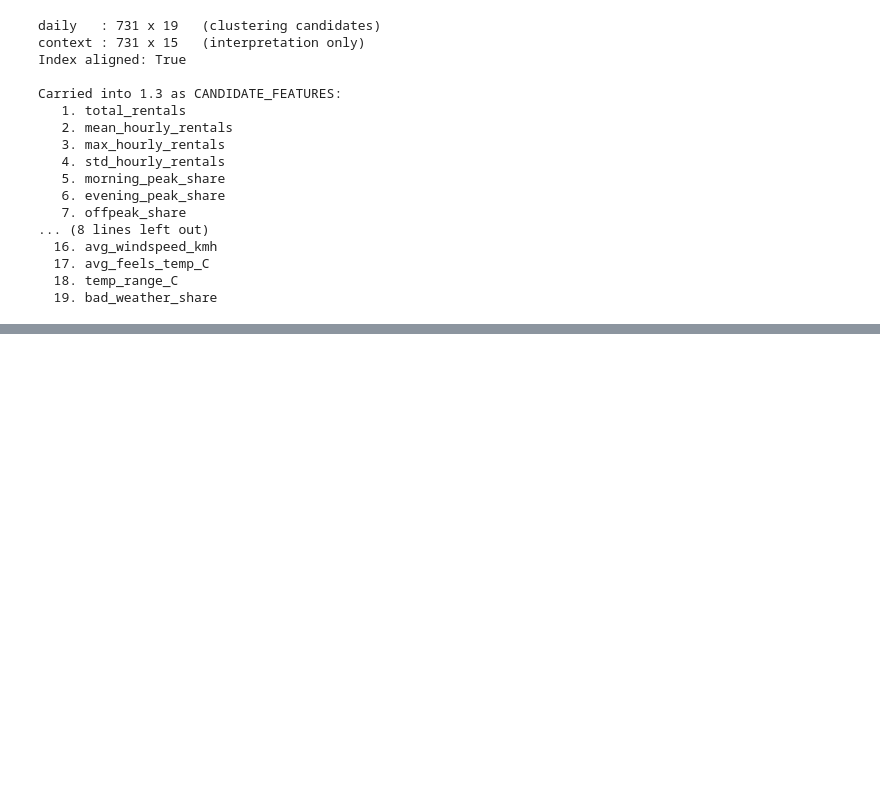
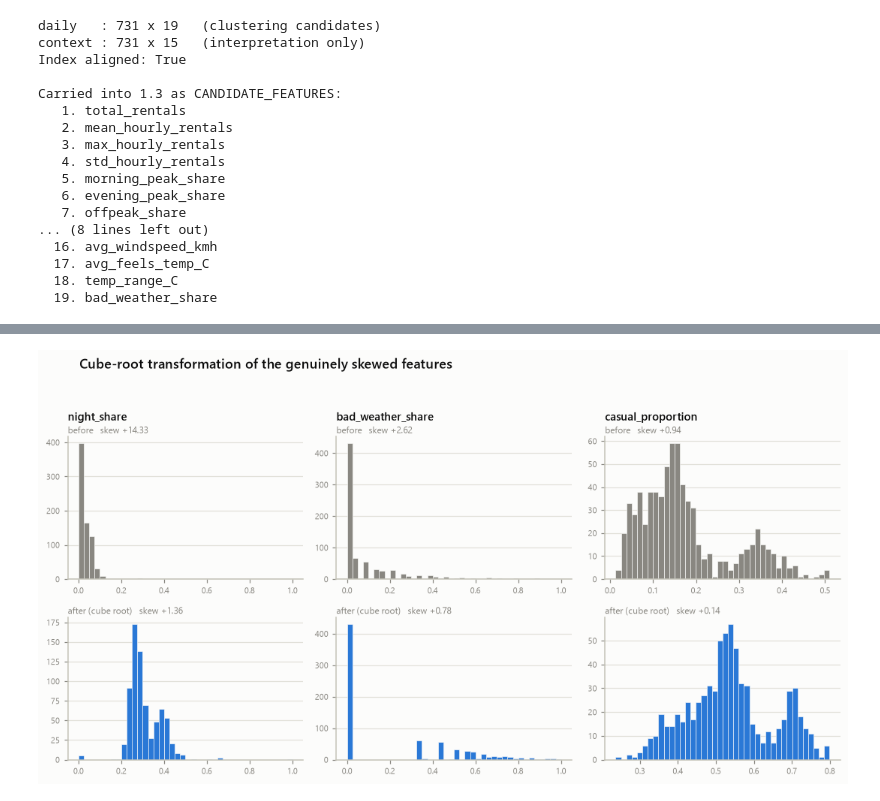
Before and after one commit to heshannethmina/Clustering-Urban-Mobility-Patterns-Using-Bike-Sharing-Data, a Jupyter notebook: bike_sharing_clustering.ipynb, the cells around one changed output, grey strips where cells are left out. Drawn from its saved outputs; the diff is of its cells as text; code cells hidden in the pictures; blank space fills up the shorter version.

```diff
--- a/bike_sharing_clustering.ipynb
+++ b/bike_sharing_clustering.ipynb
@@ -1380,0 +1572,16 @@ feature removal, and standardisation.*
+# %%
+# ---- Build the transformed matrix -----------------------------------------
+features_t = daily.copy()
+features_t[TRANSFORMED] = np.cbrt(daily[TRANSFORMED])
+features_t = features_t.rename(columns={c: f"{c}_cbrt" for c in TRANSFORMED})
+TRANSFORMED_NAMES = [f"{c}_cbrt" for c in TRANSFORMED]
+
+check = pd.DataFrame({
+    "skew_all_before":   daily[TRANSFORMED].skew(),
+    "skew_all_after":    features_t[TRANSFORMED_NAMES].skew().to_numpy(),
+    "skew_nostorm_before": daily.loc[~storm_mask, TRANSFORMED].skew(),
+    "skew_nostorm_after":  features_t.loc[~storm_mask, TRANSFORMED_NAMES].skew().to_numpy(),
+})
+print("All transformed features now sit inside |skew| <= 1.4 :",
+      bool(features_t[TRANSFORMED_NAMES].skew().abs().le(1.4).all()))
+check.round(3)
@@ -1380,0 +1594,27 @@ feature removal, and standardisation.*
+# %%
+# ---- Figure 6: the effect of the transform --------------------------------
+fig, axes = plt.subplots(2, len(TRANSFORMED), figsize=(3.3 * len(TRANSFORMED), 5.2))
+
+for j, col in enumerate(TRANSFORMED):
+    axes[0, j].hist(daily[col], bins=40, color=PALETTE["muted"],
+                    edgecolor=PALETTE["surface"], linewidth=0.4)
+    axes[0, j].set_title(col, fontsize=9.5, pad=14)
+    axes[0, j].text(0, 1.01, f"before   skew {daily[col].skew():+.2f}",
+                    transform=axes[0, j].transAxes, fontsize=8, color=PALETTE["muted"], va="bottom")
+
+    axes[1, j].hist(features_t[f"{col}_cbrt"], bins=40, color=SERIES[0],
+                    edgecolor=PALETTE["surface"], linewidth=0.4)
+    axes[1, j].text(0, 1.01, f"after (cube root)   skew {features_t[f'{col}_cbrt'].skew():+.2f}",
+                    transform=axes[1, j].transAxes, fontsize=8, color=PALETTE["muted"], va="bottom")
+
+for ax in axes.flat:
+    ax.tick_params(labelsize=7.5)
+    ax.xaxis.grid(False); ax.yaxis.grid(True)
+
+fig.suptitle("Cube-root transformation of the genuinely skewed features", x=0.055, y=1.0,
+             ha="left", fontsize=11.5, fontweight="semibold", color=PALETTE["ink"])
+fig.tight_layout(rect=[0, 0, 1, 0.96])
+save(fig, "fig06_transformations")
+plt.show()
+# %% [output]
+[figure, added]
```
Also changed, not shown: parts of 30 cells of this notebook, 7 other files.
